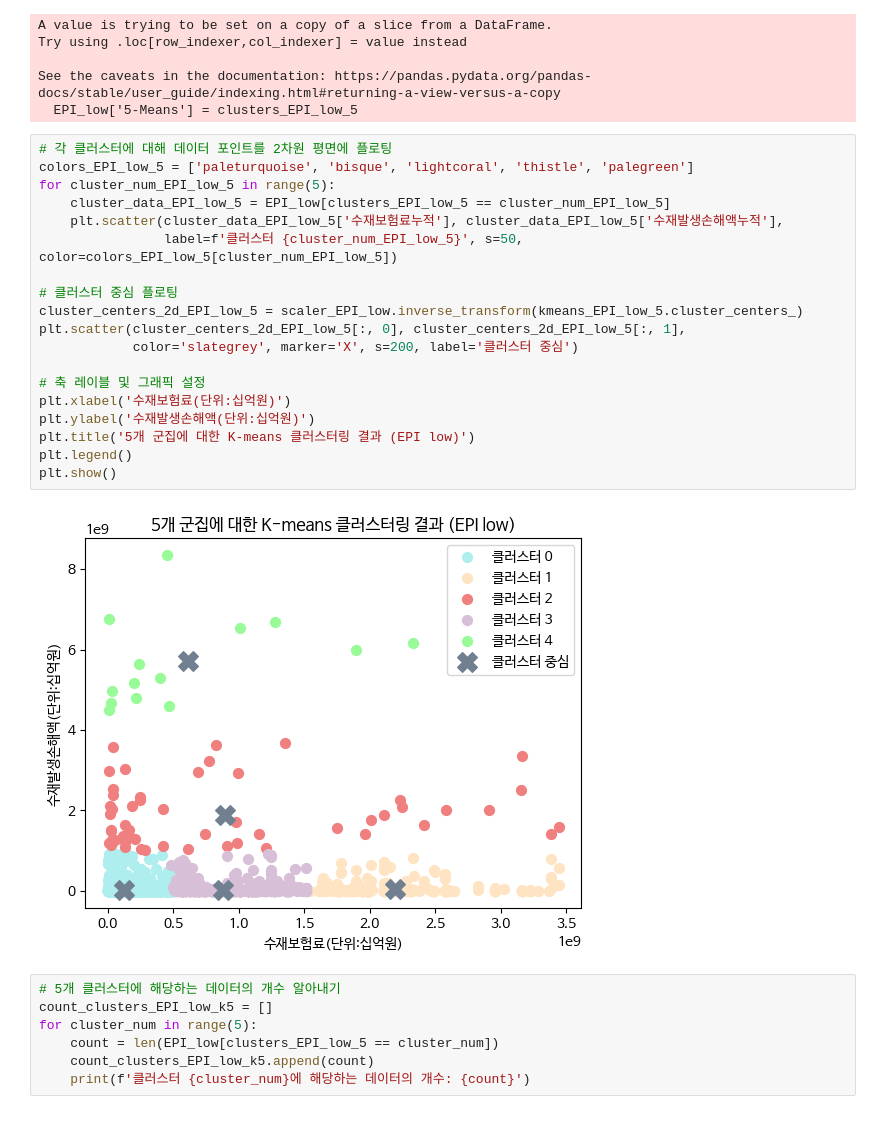
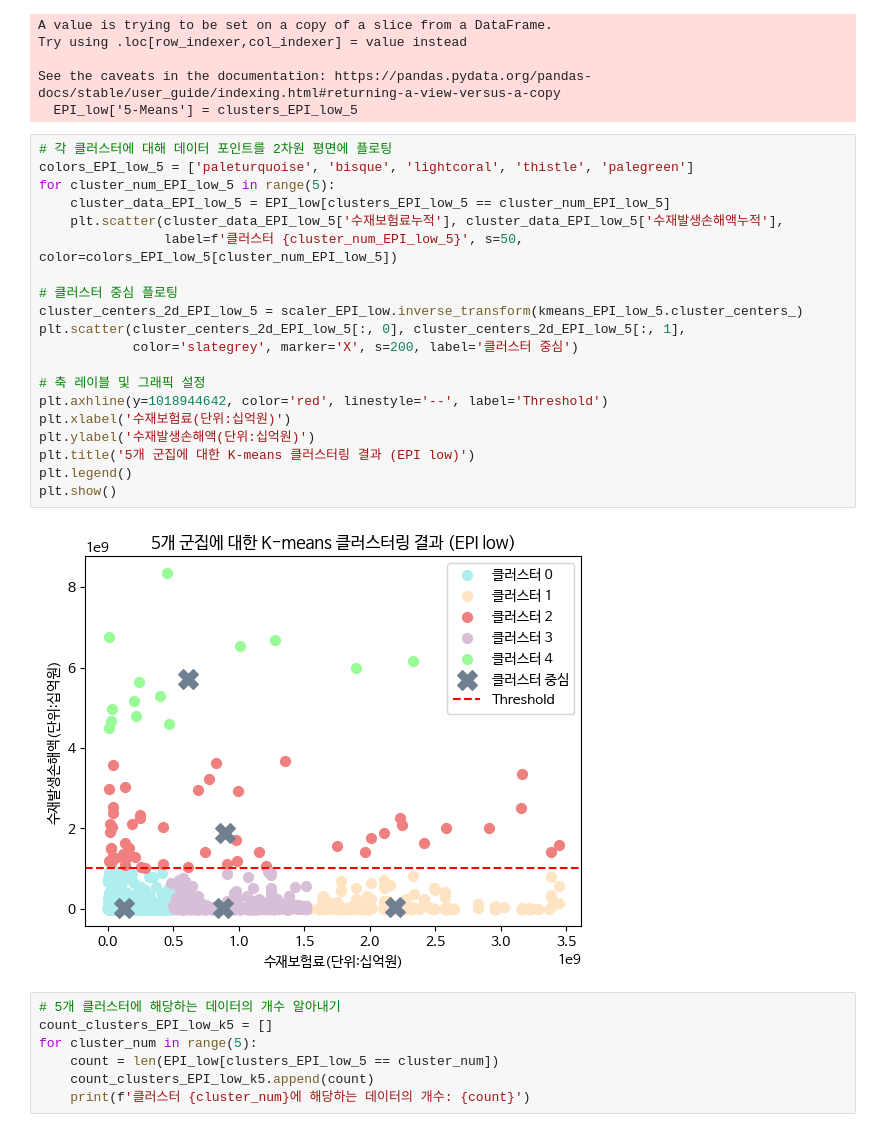
Before and after one commit to HyemiGu/ESC-22WINTER, a Jupyter notebook: 국내재물LL클러스터링.ipynb, the cells around one changed output. Drawn from its saved outputs; the diff is of its cells as text.

```diff
--- a/국내재물LL클러스터링.ipynb
+++ b/국내재물LL클러스터링.ipynb
@@ -468,24 +468,25 @@ See the caveats in the documentation: https://pandas.pydata.org/pandas-docs/stab
 # %%
 # 각 클러스터에 대해 데이터 포인트를 2차원 평면에 플로팅
 colors_EPI_low_5 = ['paleturquoise', 'bisque', 'lightcoral', 'thistle', 'palegreen']
 for cluster_num_EPI_low_5 in range(5):
     cluster_data_EPI_low_5 = EPI_low[clusters_EPI_low_5 == cluster_num_EPI_low_5]
     plt.scatter(cluster_data_EPI_low_5['수재보험료누적'], cluster_data_EPI_low_5['수재발생손해액누적'],
                 label=f'클러스터 {cluster_num_EPI_low_5}', s=50, color=colors_EPI_low_5[cluster_num_EPI_low_5])
 
 # 클러스터 중심 플로팅
 cluster_centers_2d_EPI_low_5 = scaler_EPI_low.inverse_transform(kmeans_EPI_low_5.cluster_centers_)
 plt.scatter(cluster_centers_2d_EPI_low_5[:, 0], cluster_centers_2d_EPI_low_5[:, 1],
             color='slategrey', marker='X', s=200, label='클러스터 중심')
 
 # 축 레이블 및 그래픽 설정
+plt.axhline(y=1018944642, color='red', linestyle='--', label='Threshold')
 plt.xlabel('수재보험료(단위:십억원)')
 plt.ylabel('수재발생손해액(단위:십억원)')
 plt.title('5개 군집에 대한 K-means 클러스터링 결과 (EPI low)')
 plt.legend()
 plt.show()
 # %% [output]
-[figure, old version]
+[figure, new version]
 # %%
 # 5개 클러스터에 해당하는 데이터의 개수 알아내기
 count_clusters_EPI_low_k5 = []
```
Also changed, not shown: parts of 3 cells of this notebook.
